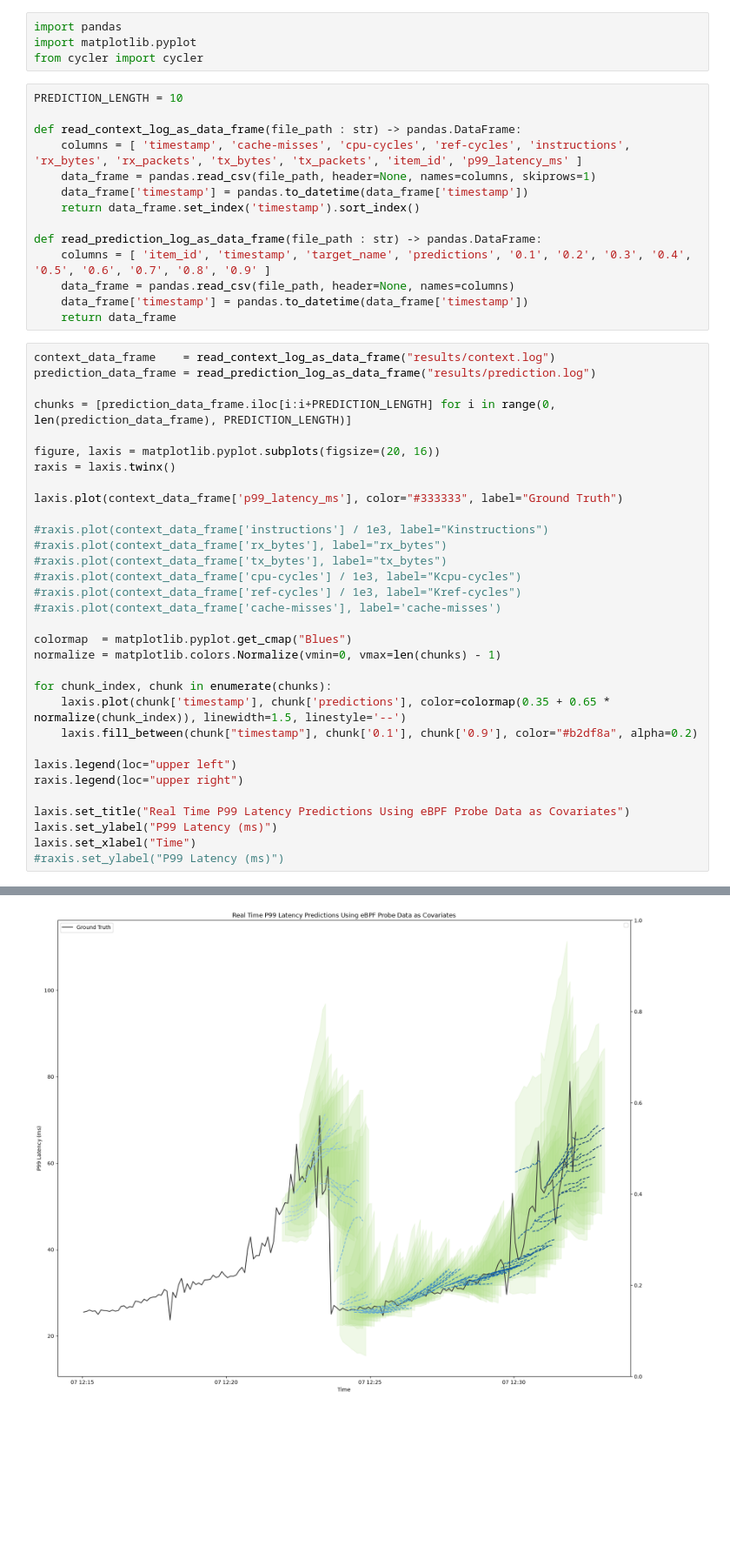
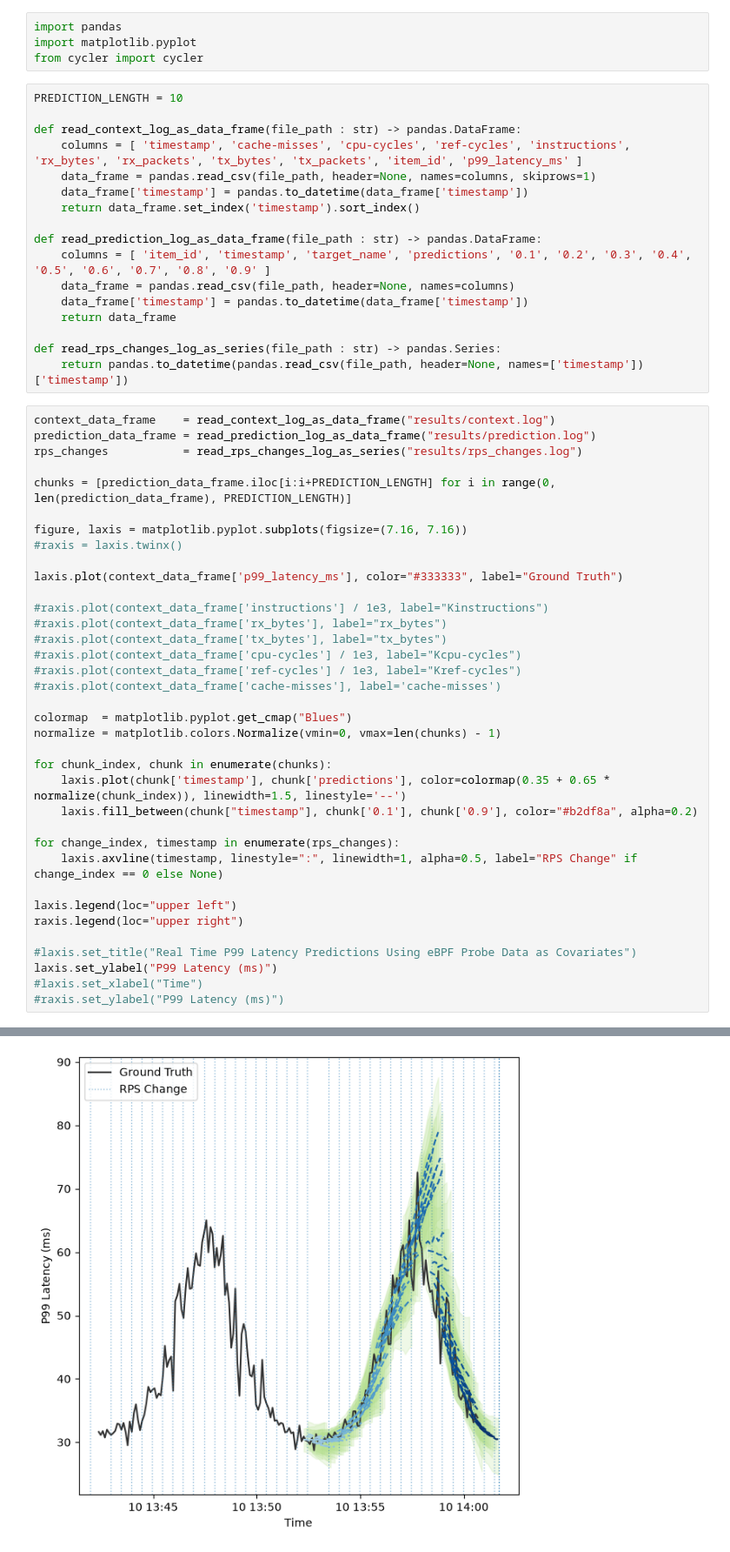
Before and after one commit to m-sef/ebpf-probe-chronos-forecasting, a Jupyter notebook: exp/increasing_rps/graph.ipynb, the cells around one changed output, grey strips where cells are left out. Shown at 87% size. Cells and saved outputs as stored; diff of their text form; blank space fills up the shorter version.

Commit message:
pushing updated graph, added .ipynb to ignore languages

```diff
--- a/exp/increasing_rps/graph.ipynb
+++ b/exp/increasing_rps/graph.ipynb
@@ -16,38 +16,45 @@ def read_prediction_log_as_data_frame(file_path : str) -> pandas.DataFrame:
     data_frame = pandas.read_csv(file_path, header=None, names=columns)
     data_frame['timestamp'] = pandas.to_datetime(data_frame['timestamp'])
     return data_frame
+
+def read_rps_changes_log_as_series(file_path : str) -> pandas.Series:
+    return pandas.to_datetime(pandas.read_csv(file_path, header=None, names=['timestamp'])['timestamp'])
 # %%
 context_data_frame    = read_context_log_as_data_frame("results/context.log")
 prediction_data_frame = read_prediction_log_as_data_frame("results/prediction.log")
+rps_changes           = read_rps_changes_log_as_series("results/rps_changes.log")
 
 chunks = [prediction_data_frame.iloc[i:i+PREDICTION_LENGTH] for i in range(0, len(prediction_data_frame), PREDICTION_LENGTH)]
 
-figure, laxis = matplotlib.pyplot.subplots(figsize=(20, 16))
-raxis = laxis.twinx()
+figure, laxis = matplotlib.pyplot.subplots(figsize=(7.16, 7.16))
+#raxis = laxis.twinx()
 
 laxis.plot(context_data_frame['p99_latency_ms'], color="#333333", label="Ground Truth")
 
 #raxis.plot(context_data_frame['instructions'] / 1e3, label="Kinstructions")
 #raxis.plot(context_data_frame['rx_bytes'], label="rx_bytes")
 #raxis.plot(context_data_frame['tx_bytes'], label="tx_bytes")
 #raxis.plot(context_data_frame['cpu-cycles'] / 1e3, label="Kcpu-cycles")
 #raxis.plot(context_data_frame['ref-cycles'] / 1e3, label="Kref-cycles")
 #raxis.plot(context_data_frame['cache-misses'], label='cache-misses')
 
 colormap  = matplotlib.pyplot.get_cmap("Blues")
 normalize = matplotlib.colors.Normalize(vmin=0, vmax=len(chunks) - 1)
 
 for chunk_index, chunk in enumerate(chunks):
     laxis.plot(chunk['timestamp'], chunk['predictions'], color=colormap(0.35 + 0.65 * normalize(chunk_index)), linewidth=1.5, linestyle='--')
     laxis.fill_between(chunk["timestamp"], chunk['0.1'], chunk['0.9'], color="#b2df8a", alpha=0.2)
 
+for change_index, timestamp in enumerate(rps_changes):
+    laxis.axvline(timestamp, linestyle=":", linewidth=1, alpha=0.5, label="RPS Change" if change_index == 0 else None)
+
 laxis.legend(loc="upper left")
 raxis.legend(loc="upper right")
 
-laxis.set_title("Real Time P99 Latency Predictions Using eBPF Probe Data as Covariates")
+#laxis.set_title("Real Time P99 Latency Predictions Using eBPF Probe Data as Covariates")
 laxis.set_ylabel("P99 Latency (ms)")
-laxis.set_xlabel("Time")
+#laxis.set_xlabel("Time")
 #raxis.set_ylabel("P99 Latency (ms)")
 # %% [output]
 Text(0.5, 0, 'Time')
-[figure, old version]
+[figure, new version]
```
Also changed, not shown: 2 other files.
